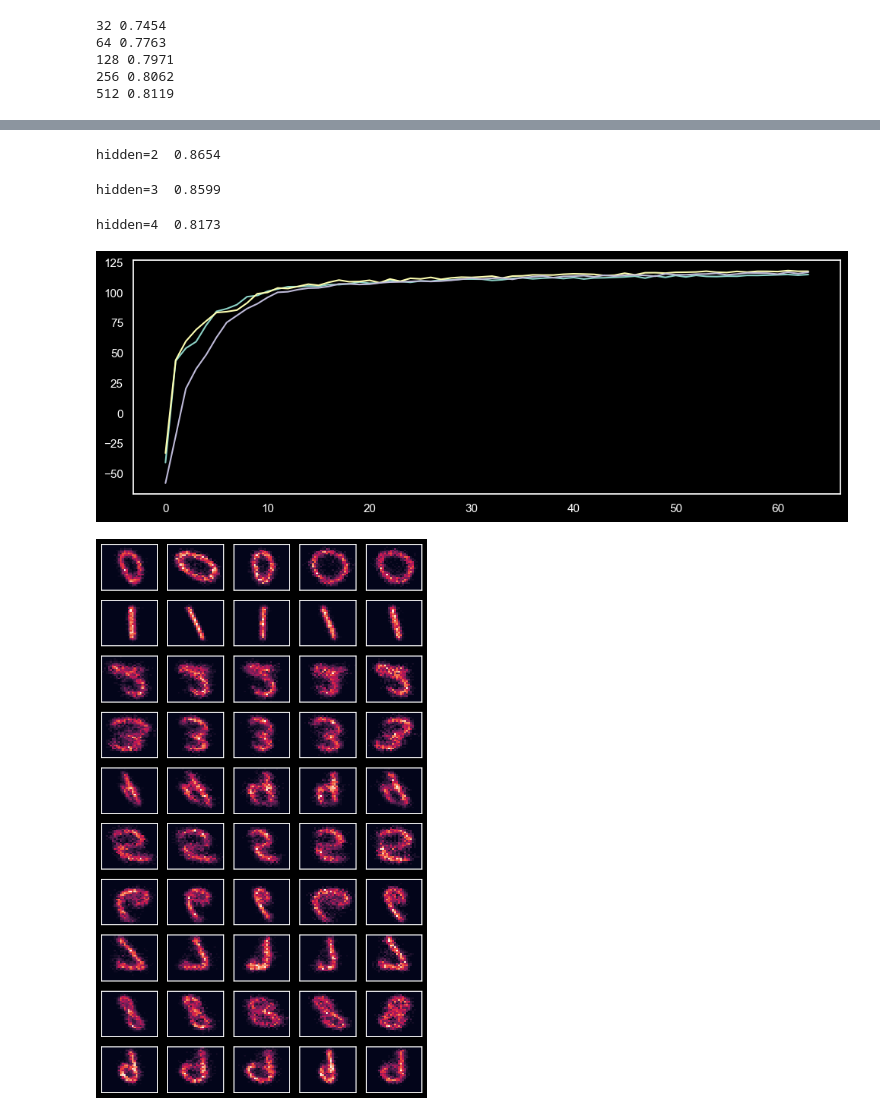
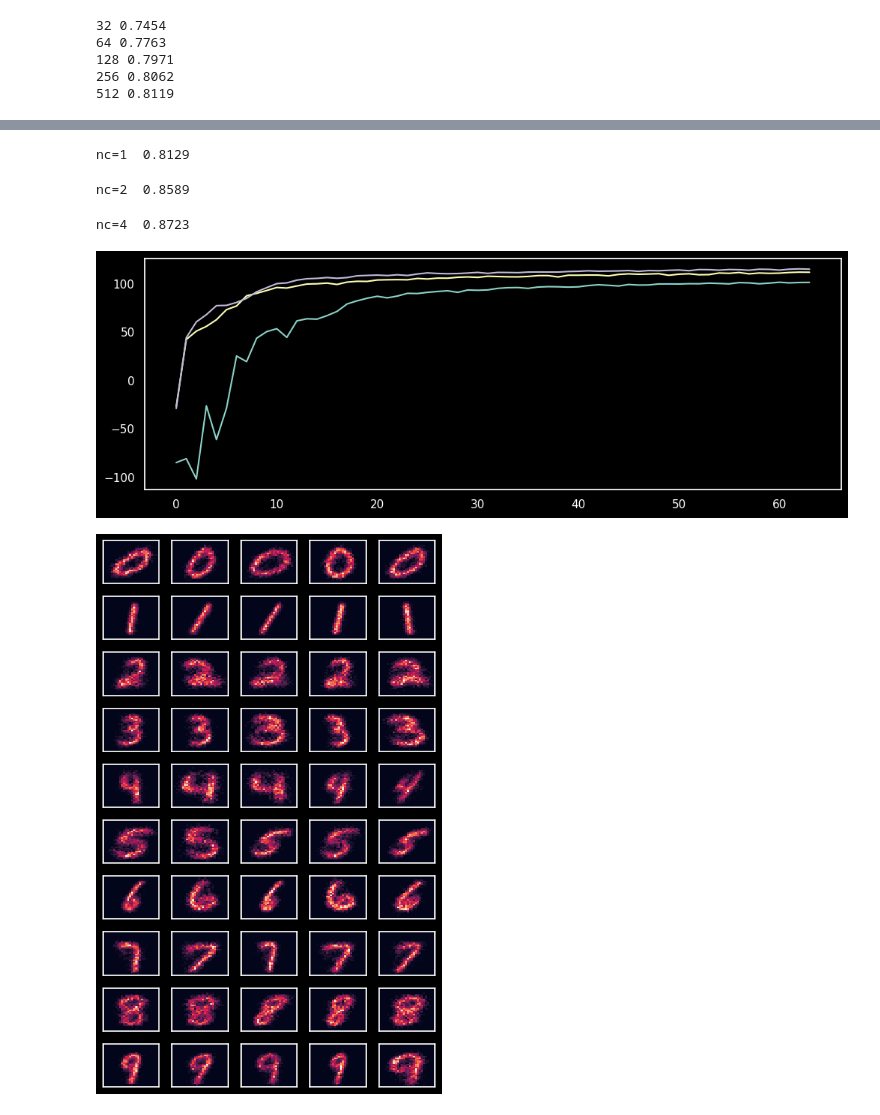
Before and after one commit to dimarkov/nfmix, a Jupyter notebook: examples/vae_pointcloud_nflow_likelihood.ipynb, the cells around one changed output, grey strips where cells are left out. Cells and saved outputs as stored; diff of their text form; code cells hidden in the pictures.

```diff
--- a/examples/vae_pointcloud_nflow_likelihood.ipynb
+++ b/examples/vae_pointcloud_nflow_likelihood.ipynb
@@ -599,9 +579,9 @@ hidden=12  0.0976
 plt.figure(figsize=(12, 4))
 num_samples = 32
 nc = 4
-for hidden in [1, 2, 3, 4, 6, 12]:
+for latent_dim in [1, 2, 3, 4, 6, 12]:
     pyro.clear_param_store()
-    nfml_vae = VAENFML(num_samples, latent=3, context=10, hidden=hidden, num_components=nc).cuda()
+    nfml_vae = VAENFML(num_samples, latent_dim=latent_dim, context=10, num_components=nc).cuda()
 
     mdl = pyro.poutine.scale(nfml_vae.model, scale=1/batch_size)
     gd = pyro.poutine.scale(nfml_vae.guide, scale=1/batch_size)
@@ -622,4 +602,4 @@ for hidden in [1, 2, 3, 4, 6, 12]:
         bar.set_postfix(elbo=elbo[-1])
 
     plt.plot(elbo)
-    print(f'hidden={hidden} ', get_test_accuracy_vae(nfml_vae, num_samples=num_samples))
+    print(f'latent_dim={latent_dim} ', get_test_accuracy_vae(nfml_vae, mdl, gd, num_samples=num_samples))
@@ -689,10 +614,36 @@ ratio=1  0.8539
+# %%
+plt.figure(figsize=(12, 4))
+num_samples = 128
+for nc in [1, 2, 4]:
+    pyro.clear_param_store()
+    nfml_vae = VAENFML(num_samples, latent=3, context=10, latent_dim=2, num_components=nc).cuda()
+
+    mdl = pyro.poutine.scale(nfml_vae.model, scale=1/batch_size)
+    gd = pyro.poutine.scale(nfml_vae.guide, scale=1/batch_size)
+    svi = SVI(mdl, gd, AdamW({'lr': 1e-3, 'weight_decay': 1e-4}), loss=Trace_ELBO())
+
+    elbo = []
+    for epoch in (bar := tqdm(range(64))):
+        losses = []
+
+        for x, l in trainloader:
+            pointcloud = image_to_pointcloud(x.flatten(-3), num_samples=num_samples).cuda()
+            context = one_hot(l, 10)[:, None].float().cuda()
+
+            losses.append(svi.step(pointcloud, context))
+
+        losses = torch.tensor(losses)
+        elbo.append( - losses.mean().item())
+        bar.set_postfix(elbo=elbo[-1])
+
+    plt.plot(elbo)
+    print(f'nc={nc} ', get_test_accuracy_vae(nfml_vae, mdl, gd, num_samples=num_samples))
 # %%
 plt.figure(figsize=(12, 4))
 num_samples = 128
-nc = 4
-for hidden in [2, 3, 4]:
+for nc in [1, 2, 4]:
     pyro.clear_param_store()
-    nfml_vae = VAENFML(num_samples, latent=3, context=10, hidden=hidden, num_components=nc).cuda()
+    nfml_vae = VAENFML(num_samples, latent=3, context=10, hidden=2, num_components=nc).cuda()
 
     mdl = pyro.poutine.scale(nfml_vae.model, scale=1/batch_size)
     gd = pyro.poutine.scale(nfml_vae.guide, scale=1/batch_size)
@@ -713,22 +664,22 @@ for hidden in [2, 3, 4]:
         bar.set_postfix(elbo=elbo[-1])
 
     plt.plot(elbo)
-    print(f'hidden={hidden} ', get_test_accuracy_vae(nfml_vae, mdl, gd, num_samples=num_samples))
+    print(f'nc={nc} ', get_test_accuracy_vae(nfml_vae, mdl, gd, num_samples=num_samples))
 # %% [output]
-hidden=2  0.8654
+nc=1  0.8129
-hidden=3  0.8599
+nc=2  0.8589
-hidden=4  0.8173
+nc=4  0.8723
-[figure, old version]
+[figure, new version]
 # %%
-fig, axes = plt.subplots(10, 5, figsize=(6, 10), sharex=True, sharey=True)
+fig, axes = plt.subplots(10, 5, figsize=(5, 8), sharex=True, sharey=True)
 
 for j in range(5):
     for i, c in enumerate(one_hot(torch.arange(10), 10).float()):
         x = nfml_vae.sample(c.cuda(), 2 * 1024).cpu().numpy()
-        axes[i, j].hist2d(x[:, 1], x[:, 0], bins=28, range=((-1, 1), (-1, 1)))
+        axes[i, j].hist2d(x[:, 1], -x[:, 0], bins=28, range=((-1, 1), (-1, 1)))
         axes[i, j].set_yticks([])
         axes[i, j].set_xticks([])
 
 fig.tight_layout()
 # %% [output]
-[figure, old version]
+[figure, new version]
```
Also changed, not shown: parts of 8 cells of this notebook, 3 other files.
